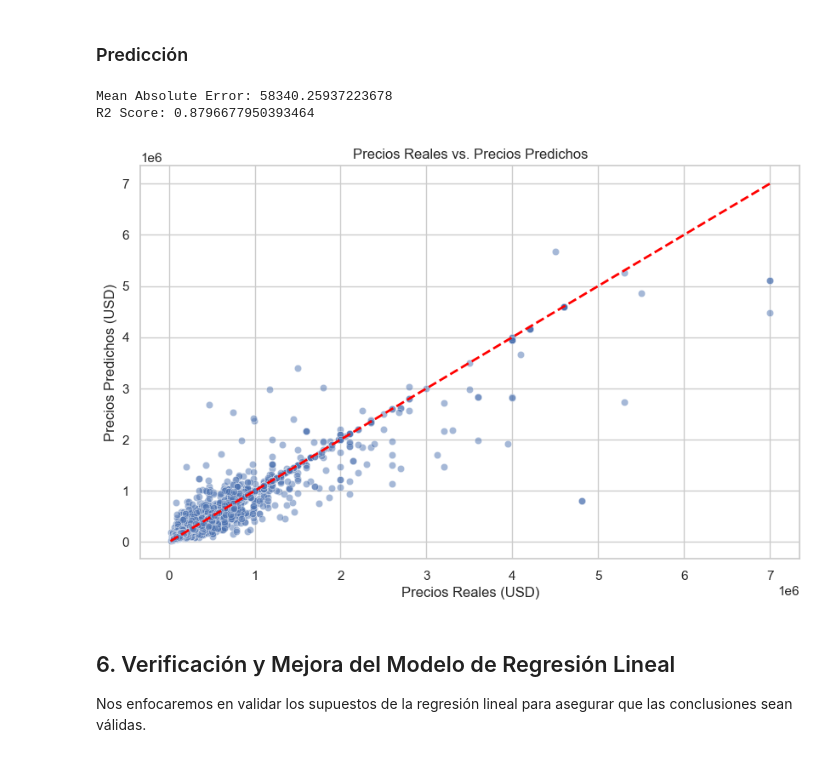
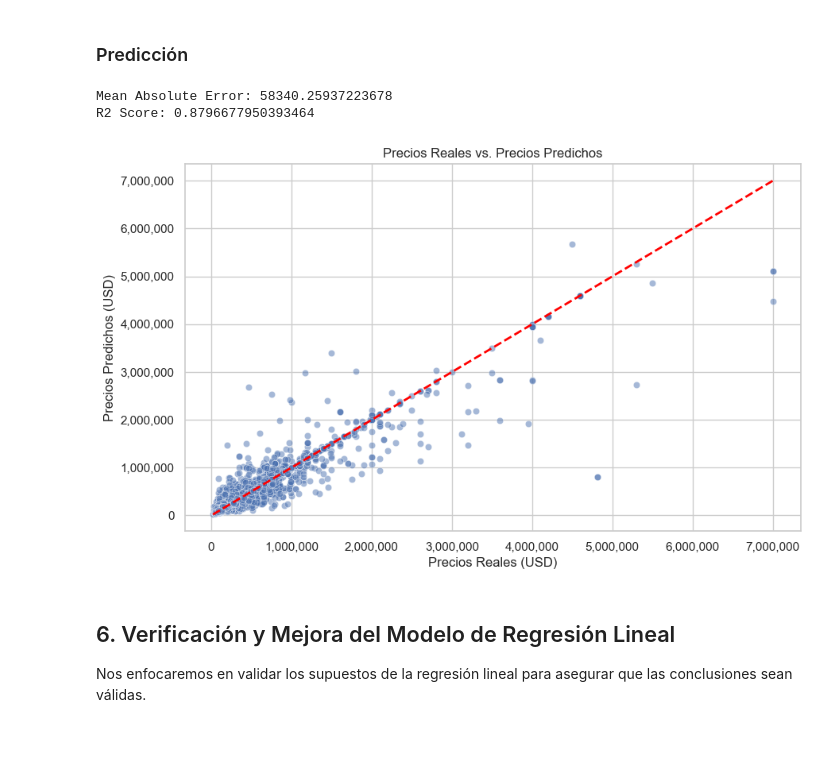
Before and after one commit to Lautaroogh/Real-State-CABA-Analysis, a Jupyter notebook: notebooks/analisis.ipynb, the cells around one changed output. Drawn from its saved outputs; the diff is of its cells as text; code cells hidden in the pictures.

```diff
--- a/notebooks/analisis.ipynb
+++ b/notebooks/analisis.ipynb
@@ -599,42 +606,38 @@ strong multicollinearity or other numerical problems.
 # %% [markdown]
 ### Predicción
 # %%
-from sklearn.ensemble import RandomForestRegressor
-from sklearn.model_selection import train_test_split
-from sklearn.metrics import mean_absolute_error, r2_score
-
 # Seleccionar variables numéricas para el modelo
 X = df_clean[['m2', 'baños', 'ambientes', 'cocheras']]
 y = df_clean['precio_usd']
 
 # Dividir en conjunto de entrenamiento y prueba
 X_train, X_test, y_train, y_test = train_test_split(X, y, test_size=0.2, random_state=42)
 rf_model = RandomForestRegressor(n_estimators=200, random_state=42, n_jobs=-1)
 rf_model.fit(X_train, y_train)
 
 # Realizar predicciones
 y_pred = rf_model.predict(X_test)
 
 # Evaluar el modelo
 mae = mean_absolute_error(y_test, y_pred)
 r2 = r2_score(y_test, y_pred)
 
 print(f"Mean Absolute Error: {mae}")
 print(f"R2 Score: {r2}")
-import matplotlib.pyplot as plt
-import seaborn as sns
 
 plt.figure(figsize=(10, 6))
 sns.scatterplot(x=y_test, y=y_pred, alpha=0.5)
 plt.plot([y_test.min(), y_test.max()], [y_test.min(), y_test.max()], color='red', lw=2, linestyle='--')
+plt.gca().xaxis.set_major_formatter(ticker.StrMethodFormatter('{x:,.0f}'))
+plt.gca().yaxis.set_major_formatter(ticker.StrMethodFormatter('{x:,.0f}'))
 plt.xlabel('Precios Reales (USD)')
 plt.ylabel('Precios Predichos (USD)')
 plt.title('Precios Reales vs. Precios Predichos')
 plt.show()
 # %% [output]
 Mean Absolute Error: 58340.25937223678
 R2 Score: 0.8796677950393464
-[figure, old version]
+[figure, new version]
 # %% [markdown]
 ## 6. Verificación y Mejora del Modelo de Regresión Lineal
 Nos enfocaremos en validar los supuestos de la regresión lineal para asegurar que las conclusiones sean válidas.
```
Also changed, not shown: parts of 3 cells of this notebook, 6 other files.
